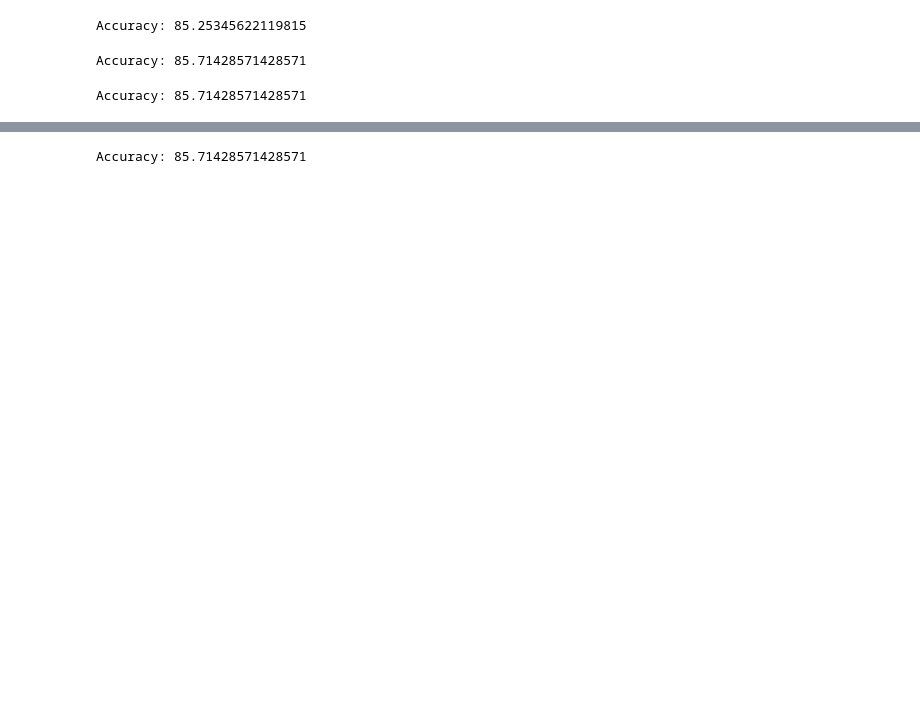
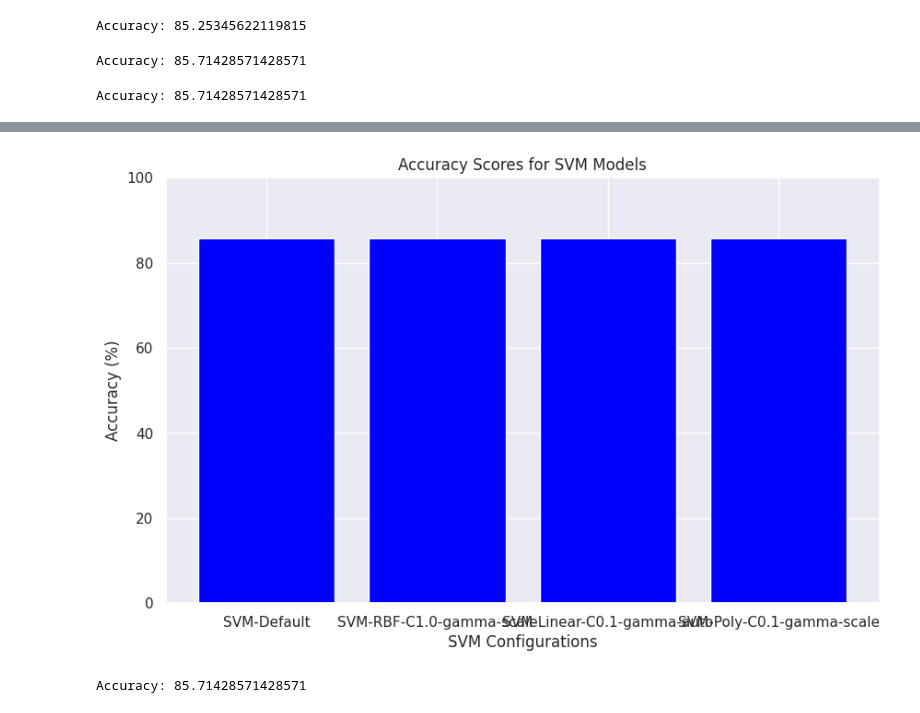
Before and after one commit to ayish1998/Demo-repo, a Jupyter notebook: Accident_Severity_Predictionipynb.ipynb, the cells around one changed output, grey strips where cells are left out. Cells and saved outputs as stored; diff of their text form; code cells hidden in the pictures; blank space fills up the shorter version.

```diff
--- a/Accident_Severity_Predictionipynb.ipynb
+++ b/Accident_Severity_Predictionipynb.ipynb
@@ -466,3 +467,28 @@ Accuracy: 84.0
+# %%
+import matplotlib.pyplot as plt
+
+# Replace the following placeholders with the actual accuracy scores from your SVM models
+accuracy_default = 85.71  # Replace with the actual accuracy for the default SVM
+accuracy_rbf = 85.71  # Replace with the actual accuracy for the RBF kernel SVM
+accuracy_linear = 85.71  # Replace with the actual accuracy for the Linear kernel SVM
+accuracy_poly = 85.71  # Replace with the actual accuracy for the Polynomial kernel SVM
+
+# Accuracy scores for SVM models
+svm_accuracies = [accuracy_default, accuracy_rbf, accuracy_linear, accuracy_poly]
+
+# Different SVM configurations
+svm_configs = ['SVM-Default', 'SVM-RBF-C1.0-gamma-scale', 'SVM-Linear-C0.1-gamma-auto', 'SVM-Poly-C0.1-gamma-scale']
+
+# Plotting the bar chart
+plt.figure(figsize=(10, 6))
+plt.bar(svm_configs, svm_accuracies, color='blue')
+plt.title('Accuracy Scores for SVM Models')
+plt.xlabel('SVM Configurations')
+plt.ylabel('Accuracy (%)')
+plt.ylim(0, 100)  # Set y-axis limits to match the accuracy scale
+plt.show()
+# %% [output]
+[figure, added]
 # %%
 # Importing the Logistic Regression model from scikit-learn
 from sklearn.linear_model import LogisticRegression
```
Also changed, not shown: parts of 14 cells of this notebook.
